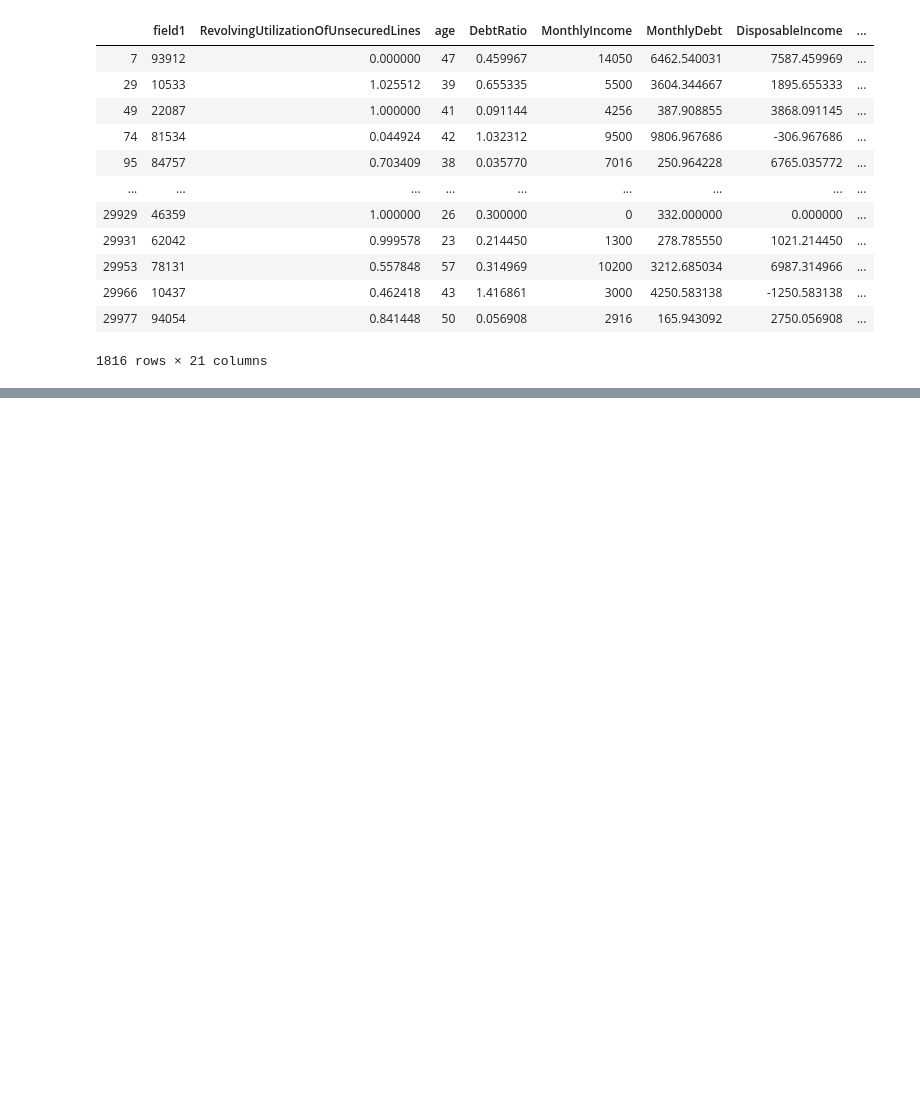
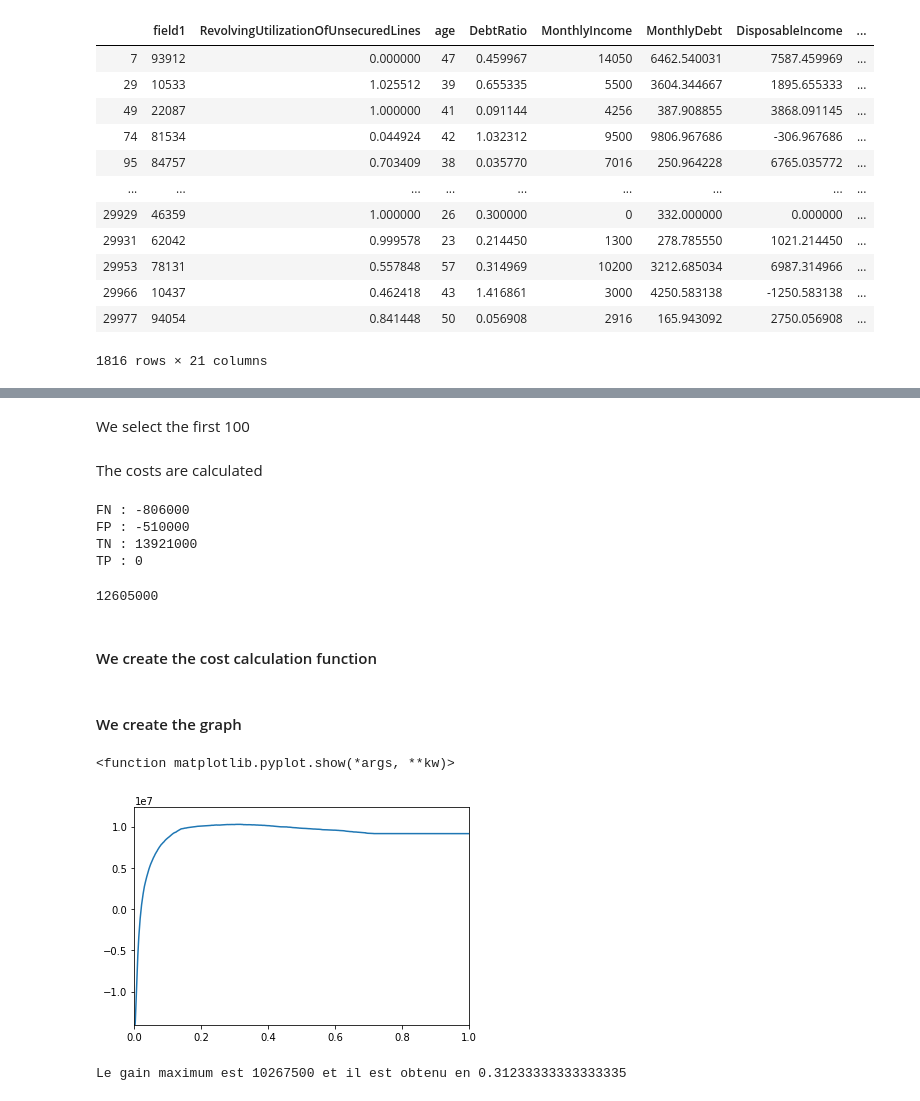
Before and after one commit to Simplon-IA-Bdx-1/give-me-some-credit-Malaika-p, a Jupyter notebook: evaluation_bigml_give_me_credit2.ipynb, the cells around one changed output, grey strips where cells are left out. Cells and saved outputs as stored; diff of their text form; code cells hidden in the pictures; blank space fills up the shorter version.

Commit message:
Create plot

```diff
--- a/evaluation_bigml_give_me_credit2.ipynb
+++ b/evaluation_bigml_give_me_credit2.ipynb
@@ -434,0 +545,2 @@ df_error
+# %% [markdown]
+We select the first 100
@@ -434,0 +550,69 @@ df_error
+# %% [markdown]
+The costs are calculated
+# %%
+cout_fn = total_errors['FN'] *(-500)
+cout_fp = total_errors['FP'] * ( -2500)
+cout_tn = total_errors['TN'] * 500
+cout_tp = total_errors['TP'] * 0
+
+print('FN :',cout_fn)
+print('FP :',cout_fp)
+print('TN :',cout_tn)
+print('TP :',cout_tp)
+# %% [output]
+FN : -806000
+FP : -510000
+TN : 13921000
+TP : 0
+# %%
+gain = cout_fn + cout_fp + cout_tn + cout_tp
+gain
+# %% [output]
+12605000
+# %% [markdown]
+#### We create the cost calculation function
+# %%
+def cost_threshold(threshold):
+    prediction_threshold = df_evaluation_with_proba['1 probability'] > threshold
+
+    #~ = "not" pour les tableaux / & = "and" pour les tableaux / | = "or" pour les tableaux
+
+    P_pred = prediction_threshold
+    N_pred = ~prediction_threshold
+
+    P_real = (df_evaluation_with_proba['SeriousDlqin2yrs_Actual'] == 1)
+    N_real = (df_evaluation_with_proba['SeriousDlqin2yrs_Actual'] == 0)
+
+    TP = len(df_evaluation_with_proba.loc[P_pred & P_real])
+    TN = len(df_evaluation_with_proba.loc[N_pred & N_real])
+    FP = len(df_evaluation_with_proba.loc[P_pred & N_real])
+    FN = len(df_evaluation_with_proba.loc[N_pred & P_real])
+
+    TP_cost = 0
+    FN_cost = -2500
+    FP_cost = -500
+    TN_cost = 500
+
+    cost = TP * TP_cost
+    cost += TN * TN_cost
+    cost += FP * FP_cost
+    cost += FN * FN_cost
+
+    return cost
+# %% [markdown]
+#### We create the graph
+# %%
+table = [cost_threshold(n/3000) for n in range(0,3000)]
+threshold = [n/3000 for n in range(0,3000)]
+plt.axis([0, 1,min(table),1.2*max(table)])
+plt.plot(threshold, table)
+plt.show
+# %% [output]
+<function matplotlib.pyplot.show(*args, **kw)>
+[figure, added]
+# %%
+max_val = max(table)
+max_threshold = table.index(max_val)/3000
+print(f'Le gain maximum est {max_val} et il est obtenu en {max_threshold}')
+# %% [output]
+Le gain maximum est 10267500 et il est obtenu en 0.31233333333333335
```
Also changed, not shown: parts of 27 cells of this notebook.
